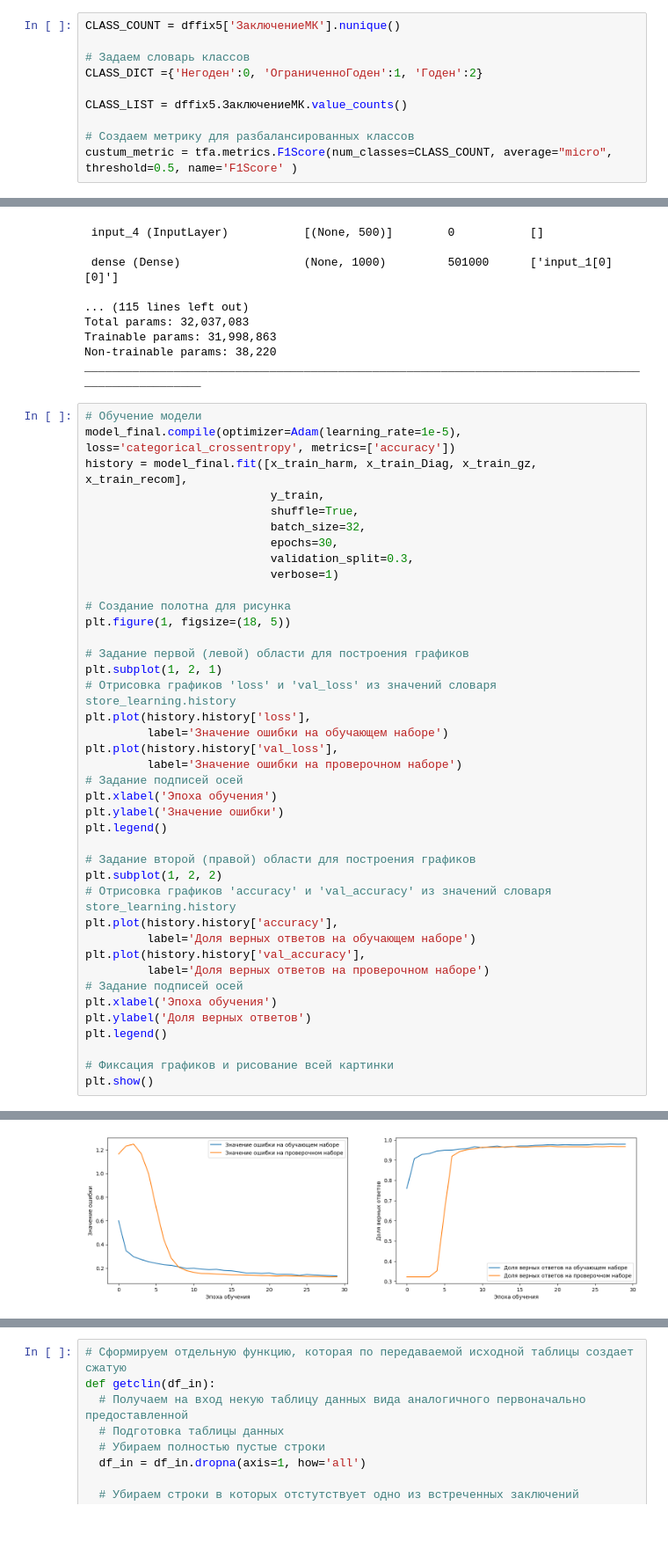
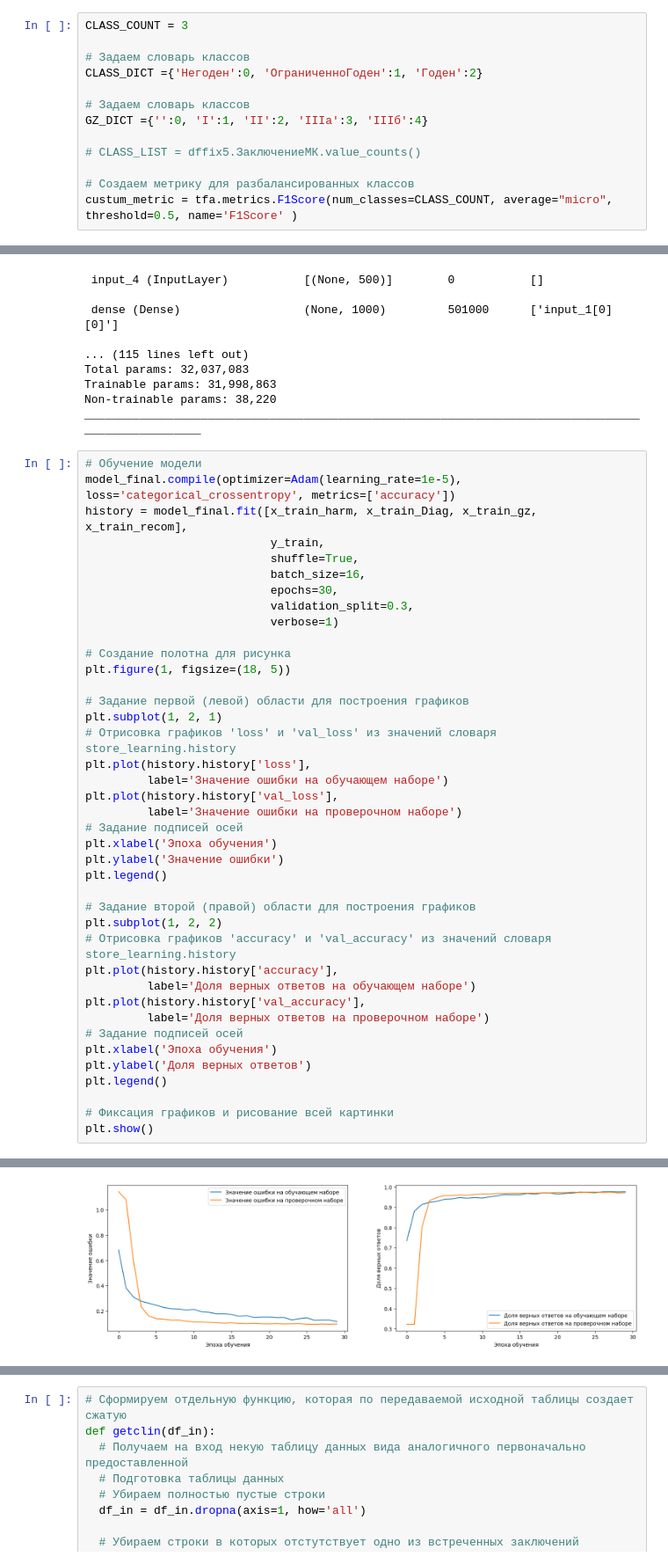
Before and after one commit to Untick/InspectrumClinic_RecSys, a Jupyter notebook: Zemlyakov_Serj/Int_1_Профпатолог_2_00.ipynb, the cells around one changed output, grey strips where cells are left out. Shown at 88% size. Cells and saved outputs as stored; diff of their text form; blank space fills up the shorter version.

```diff
--- a/Zemlyakov_Serj/Int_1_Профпатолог_2_00.ipynb
+++ b/Zemlyakov_Serj/Int_1_Профпатолог_2_00.ipynb
@@ -300,12 +325,15 @@ dffix5.ЗаключениеМК.value_counts()
 Негоден               11
 Name: ЗаключениеМК, dtype: int64
 # %%
-CLASS_COUNT = dffix5['ЗаключениеМК'].nunique()
+CLASS_COUNT = 3
 
 # Задаем словарь классов
 CLASS_DICT ={'Негоден':0, 'ОграниченноГоден':1, 'Годен':2}
 
-CLASS_LIST = dffix5.ЗаключениеМК.value_counts()
+# Задаем словарь классов
+GZ_DICT ={'':0, 'I':1, 'II':2, 'IIIа':3, 'IIIб':4}
+
+# CLASS_LIST = dffix5.ЗаключениеМК.value_counts()
 
 # Создаем метрику для разбалансированных классов
 custum_metric = tfa.metrics.F1Score(num_classes=CLASS_COUNT, average="micro", threshold=0.5, name='F1Score' )
@@ -923,7 +951,7 @@ model_final.compile(optimizer=Adam(learning_rate=1e-5), loss='categorical_crosse
 history = model_final.fit([x_train_harm, x_train_Diag, x_train_gz, x_train_recom],
                            y_train,
                            shuffle=True,
-                           batch_size=32,
+                           batch_size=16,
                            epochs=30,
                            validation_split=0.3,
                            verbose=1)
@@ -978,2 +1006,2 @@ Epoch 30/30
-[figure, old version]
+[figure, new version]
 # %%
```
Also changed, not shown: parts of 22 cells of this notebook.
